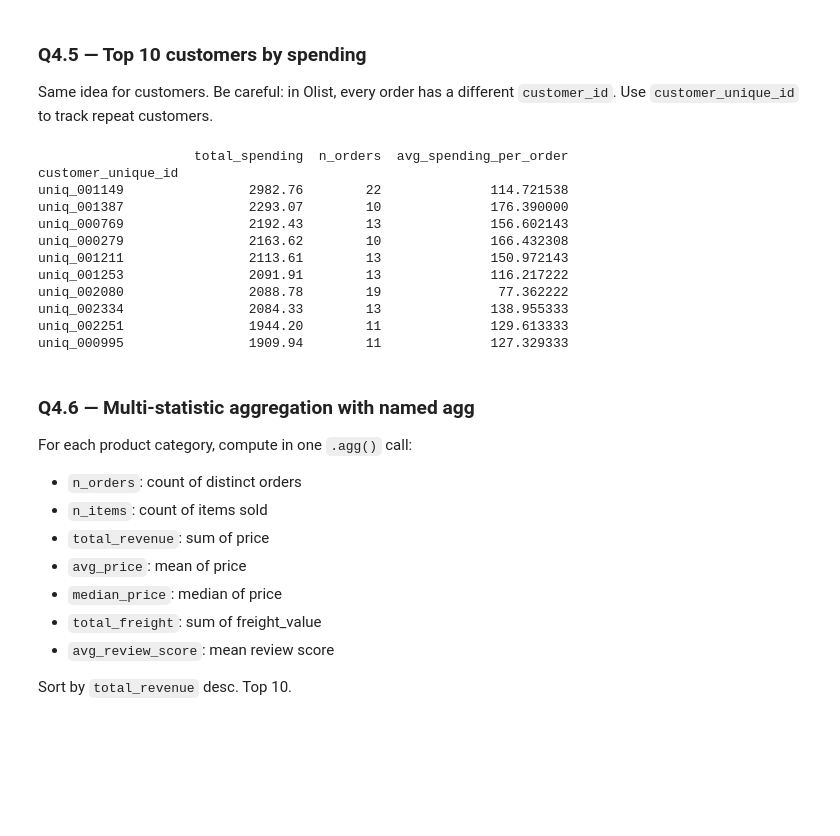
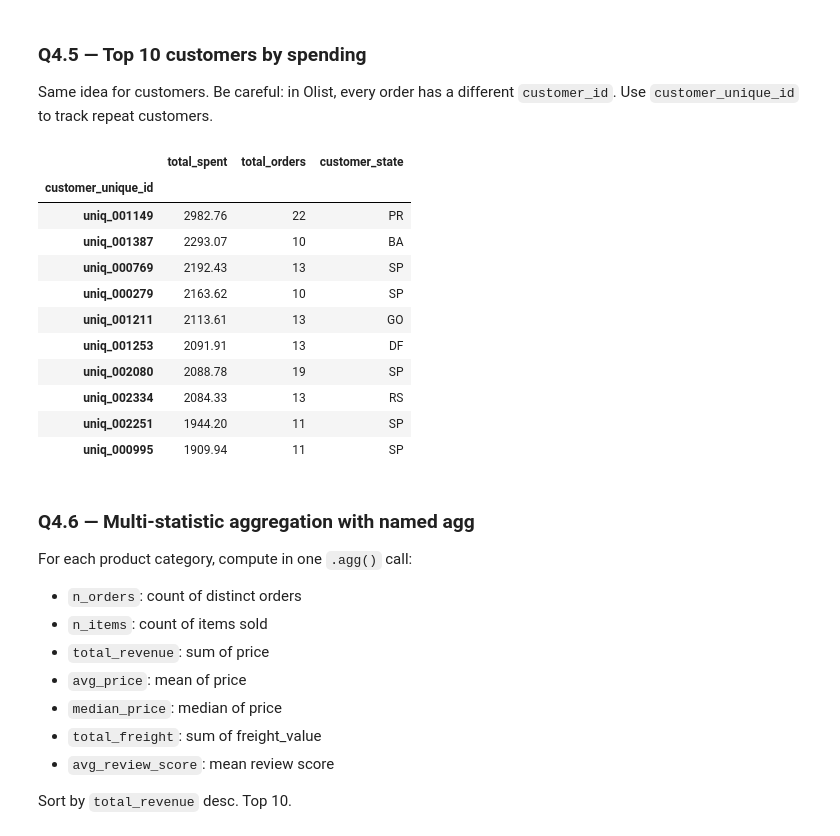
Before and after one commit to SumanSudo/DSML, a Jupyter notebook: Day4/Assignment/Pandas_Sales_Assignment.ipynb, the cells around one changed output. Drawn from its saved outputs; the diff is of its cells as text; code cells hidden in the pictures; blank space fills up the shorter version.

```diff
--- a/Day4/Assignment/Pandas_Sales_Assignment.ipynb
+++ b/Day4/Assignment/Pandas_Sales_Assignment.ipynb
@@ -1137,26 +1143,31 @@ sell_0114        4439.31           BA            15
 ### Q4.5 — Top 10 customers by spending
 Same idea for customers. Be careful: in Olist, every order has a different `customer_id`. Use `customer_unique_id` to track repeat customers.
 # %%
-# Top 10 customers by spending
-customer_stats = sales.groupby('customer_unique_id').agg(
-    total_spending=('price', 'sum'),                                                           # Calculate sum of item prices per customer
-    n_orders=('order_id', 'nunique'),                                                          # Count distinct order IDs
-    avg_spending_per_order=('price', 'mean')                                                   # Compute average spend per item
-).sort_values('total_spending', ascending=False)                                               # Sort by spending descending
-print(customer_stats.head(10))                                                                  # Display top 10 customers
+top_customers = (
+    sales
+    .groupby("customer_unique_id")
+    .agg(
+        total_spent=("price", "sum"),
+        total_orders=("order_id", "nunique"),
+        customer_state=("customer_state", "first")
+    )
+    .sort_values("total_spent", ascending=False)
+    .head(10)
+)
+top_customers
 # %% [output]
-                    total_spending  n_orders  avg_spending_per_order
-customer_unique_id
-uniq_001149                2982.76        22              114.721538
-uniq_001387                2293.07        10              176.390000
-uniq_000769                2192.43        13              156.602143
-uniq_000279                2163.62        10              166.432308
-uniq_001211                2113.61        13              150.972143
-uniq_001253                2091.91        13              116.217222
-uniq_002080                2088.78        19               77.362222
-uniq_002334                2084.33        13              138.955333
-uniq_002251                1944.20        11              129.613333
-uniq_000995                1909.94        11              127.329333
+|  | total_spent | total_orders | customer_state |
+| customer_unique_id |  |  |  |
+| uniq_001149 | 2982.76 | 22 | PR |
+| uniq_001387 | 2293.07 | 10 | BA |
+| uniq_000769 | 2192.43 | 13 | SP |
+| uniq_000279 | 2163.62 | 10 | SP |
+| uniq_001211 | 2113.61 | 13 | GO |
+| uniq_001253 | 2091.91 | 13 | DF |
+| uniq_002080 | 2088.78 | 19 | SP |
+| uniq_002334 | 2084.33 | 13 | RS |
+| uniq_002251 | 1944.20 | 11 | SP |
+| uniq_000995 | 1909.94 | 11 | SP |
 # %% [markdown]
 ### Q4.6 — Multi-statistic aggregation with named agg
 For each product category, compute in one `.agg()` call:
```
Also changed, not shown: parts of 7 cells of this notebook.
